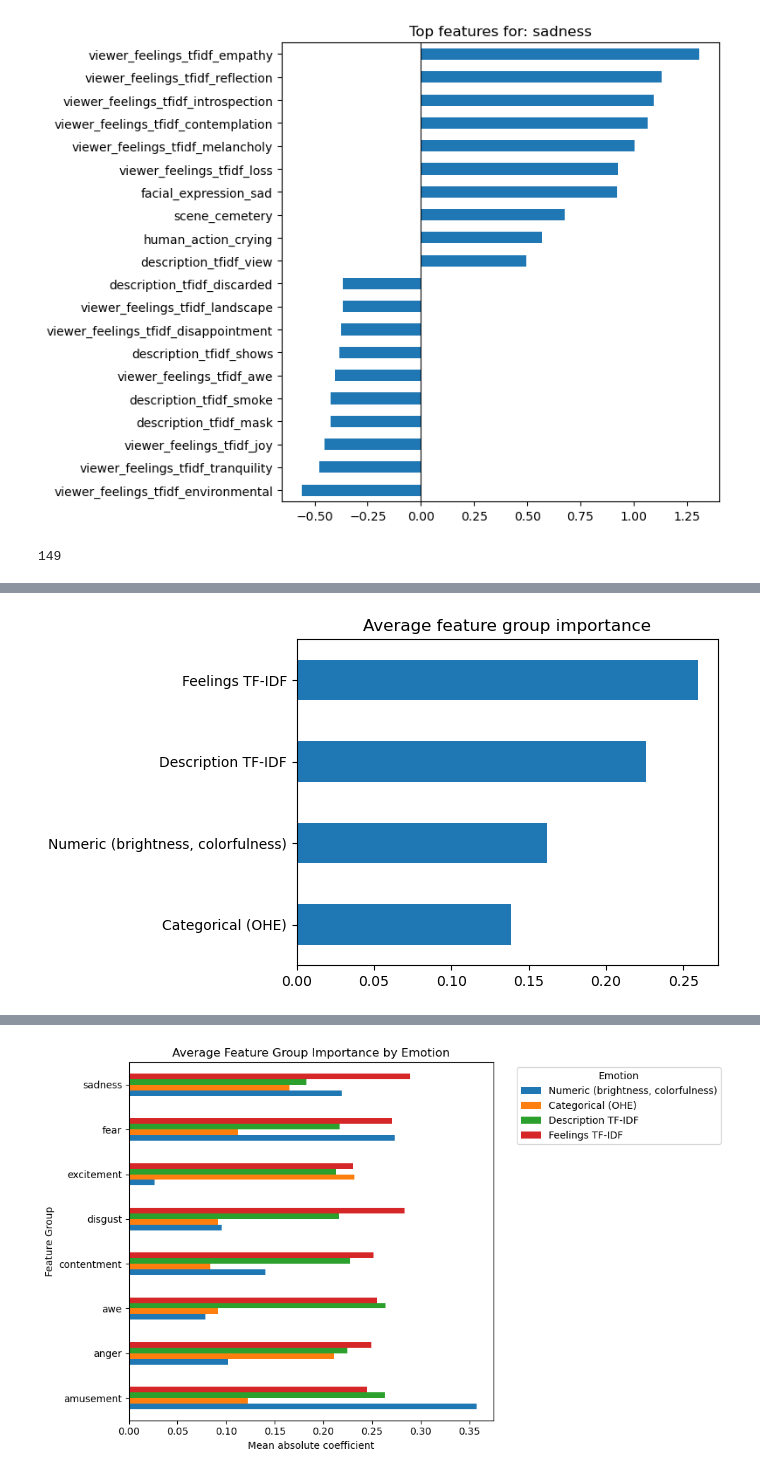
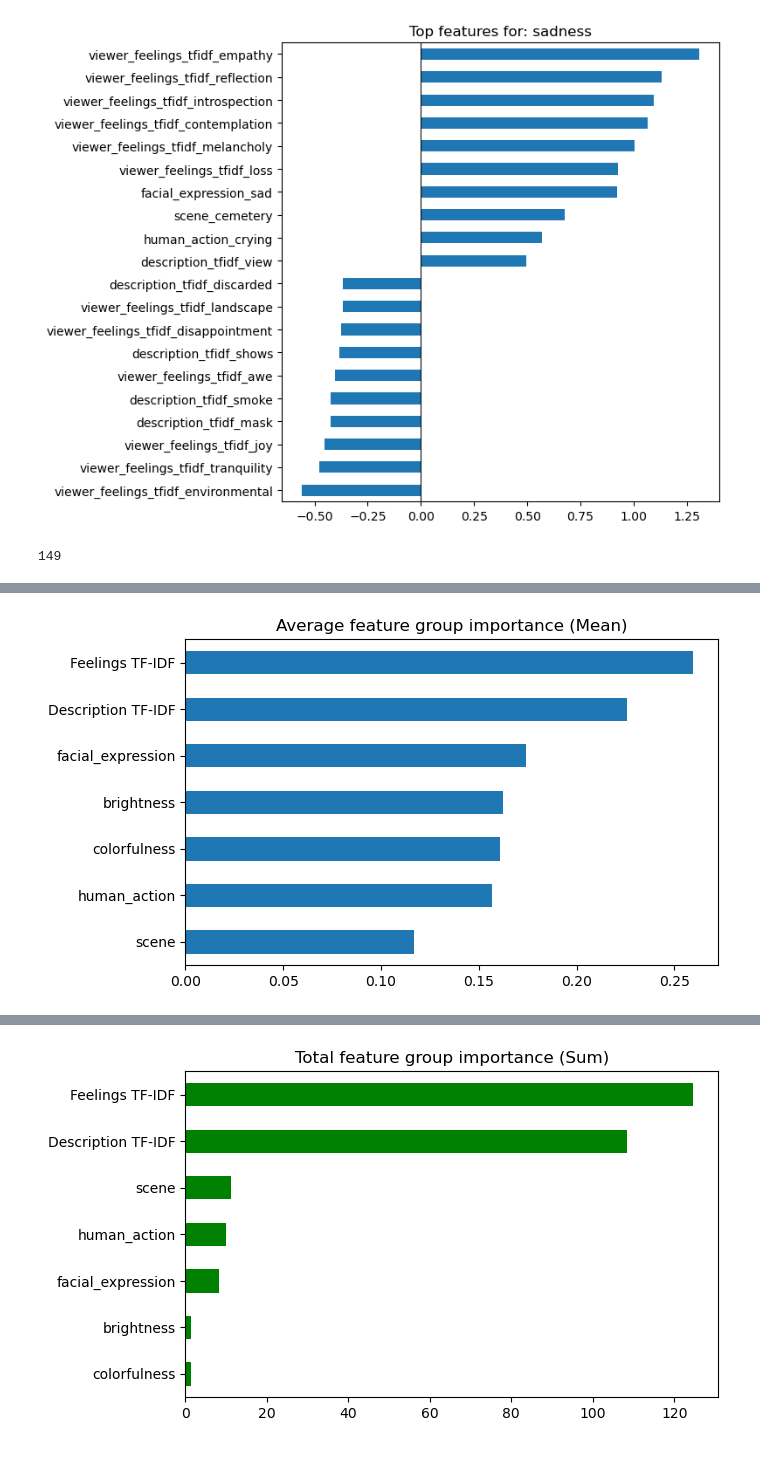
Before and after one commit to esteeliat/ml_for_neuro, a Jupyter notebook: final_project.ipynb, the cells around one changed output, grey strips where cells are left out. Saved outputs shown, nothing was run; the diff lists cells and outputs as text; code cells hidden in the pictures.

```diff
--- a/final_project.ipynb
+++ b/final_project.ipynb
@@ -601,8 +604,8 @@ def get_metadata_features(train, test):
 
 train_metadata, test_metadata, metadata_feature_names = get_metadata_features(X_train, X_test)
 
-def select_k_best(train, test, y, vectorizer, k=50):
-    selector = SelectKBest(chi2, k=k)  # keep top 50 TF-IDF features
+def select_k_best(train, test, y, vectorizer, k):
+    selector = SelectKBest(chi2, k=k)  # keep top k TF-IDF features
     selector.fit(train, y)  # fit on train only
 
     X_train_text = selector.transform(train)
@@ -615,8 +618,8 @@ def select_k_best(train, test, y, vectorizer, k=50):
 test_description_tfidf = description_vectorizer.transform(X_test['description'])
 test_feelings_tfidf = feelings_vectorizer.transform(X_test['viewer_feelings'])
 
-k_best_train_feelings_tfidf, k_best_test_feelings_tfidf, k_best_feelings_feature_names = select_k_best(train_feelings_tfidf, test_feelings_tfidf, y_train, feelings_vectorizer, k=60)
-k_best_train_description_tfidf, k_best_test_description_tfidf, k_best_description_feature_names = select_k_best(train_description_tfidf, test_description_tfidf, y_train, description_vectorizer, k=60)
+k_best_train_feelings_tfidf, k_best_test_feelings_tfidf, k_best_feelings_feature_names = select_k_best(train_feelings_tfidf, test_feelings_tfidf, y_train, feelings_vectorizer, 60)
+k_best_train_description_tfidf, k_best_test_description_tfidf, k_best_description_feature_names = select_k_best(train_description_tfidf, test_description_tfidf, y_train, description_vectorizer, 60)
 
 X_train_sparse = sparse.hstack([train_metadata, k_best_train_feelings_tfidf, k_best_train_description_tfidf])
 X_test_sparse = sparse.hstack([test_metadata, k_best_test_feelings_tfidf, k_best_test_description_tfidf])
@@ -860,36 +864,75 @@ def get_indices(metadata_column_names):
 
 groups = {
     # Get the indices where "brightness" and "colorfulness" are in feature_names
-    'Numeric (brightness, colorfulness)': get_indices(NUMERIC_METADATA),
-    'Categorical (OHE)': get_indices(CATEGORICAL_METADATA),
+    #'Numeric (brightness, colorfulness)': get_indices(NUMERIC_METADATA),
+    # 'Categorical (OHE)': get_indices(CATEGORICAL_METADATA),
     'Description TF-IDF': get_indices(['description']),
-    'Feelings TF-IDF': get_indices(['viewer_feelings'])
+    'Feelings TF-IDF': get_indices(['viewer_feelings']),
+    'brightness': get_indices(['brightness']),
+    'colorfulness': get_indices(['colorfulness']),
+    'scene': get_indices(['scene']),
+    'human_action': get_indices(['human_action']),
+    'facial_expression': get_indices(['facial_expression'])
 }
 
-group_importance = {
-    name: abs_coef[:, idxs].mean()
+# Show mean and sum for each group across all classes
+group_stats = {
+    name: {
+        'mean': abs_coef[:, idxs].mean(),
+        'sum': abs_coef[:, idxs].sum()
+    }
     for name, idxs in groups.items()
 }
 
-pd.Series(group_importance).sort_values().plot(kind='barh', figsize=(7, 4))
-plt.title('Average feature group importance')
+group_importance_mean = {name: stats['mean'] for name, stats in group_stats.items()}
+group_importance_sum = {name: stats['sum'] for name, stats in group_stats.items()}
+
+df_group_summary = pd.DataFrame({
+    'Mean': pd.Series(group_importance_mean),
+    'Sum': pd.Series(group_importance_sum)
+})
+
+display(df_group_summary)
+
+df_group_summary['Mean'].sort_values().plot(kind='barh', figsize=(7, 4), label='Mean')
+plt.title('Average feature group importance (Mean)')
 plt.tight_layout()
 plt.show()
 
-# Plot average feature group importance by emotion
-group_importance_by_emotion = pd.DataFrame({
+df_group_summary['Sum'].sort_values().plot(kind='barh', figsize=(7, 4), color='green', label='Sum')
+plt.title('Total feature group importance (Sum)')
+plt.tight_layout()
+plt.show()
+
+# Plot average and sum feature group importance by emotion
+group_importance_by_emotion_mean = pd.DataFrame({
     group: abs_coef[:, idxs].mean(axis=1)
     for group, idxs in groups.items()
 }, index=best_clf.classes_)
 
-display(group_importance_by_emotion)
+group_importance_by_emotion_sum = pd.DataFrame({
+    group: abs_coef[:, idxs].sum(axis=1)
+    for group, idxs in groups.items()
+}, index=best_clf.classes_)
+
+display(group_importance_by_emotion_mean)
 fig, ax = plt.subplots(figsize=(10, 6))
-group_importance_by_emotion.plot.barh(ax=ax)
-plt.title('Average Feature Group Importance by Emotion')
+group_importance_by_emotion_mean.plot.barh(ax=ax)
+plt.title('Average Feature Group Importance by Emotion (Mean)')
 plt.xlabel('Mean absolute coefficient')
 plt.ylabel('Feature Group')
 plt.legend(title='Emotion', bbox_to_anchor=(1.05, 1), loc='upper left')
 plt.tight_layout()
 plt.show()
+
+display(group_importance_by_emotion_sum)
+fig, ax = plt.subplots(figsize=(10, 6))
+group_importance_by_emotion_sum.plot.barh(ax=ax)
+plt.title('Feature Group Importance by Emotion (Sum)')
+plt.xlabel('Sum of absolute coefficients')
+plt.ylabel('Feature Group')
+plt.legend(title='Emotion', bbox_to_anchor=(1.05, 1), loc='upper left')
+plt.tight_layout()
+plt.show()
 # %% [output]
 149
@@ -896 +947 @@ plt.show()
-[figure, old version]
+[figure, new version]
@@ -906 +948 @@ plt.show()
-[figure, old version]
+[figure, new version]
```
Also changed, not shown: parts of 10 cells of this notebook, 3 other files.
